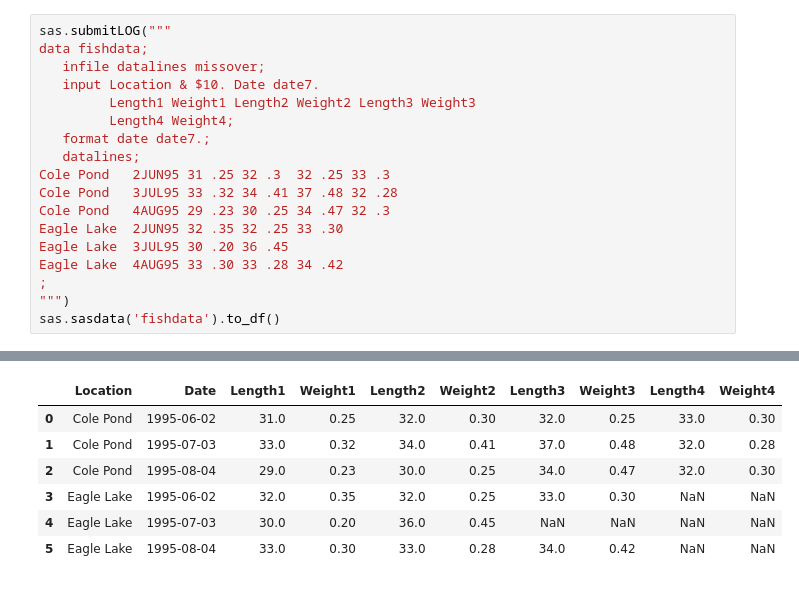
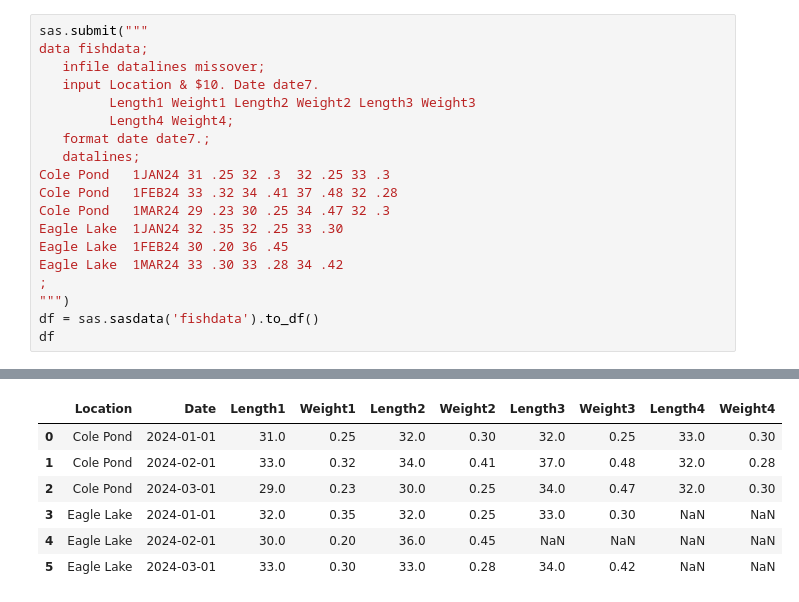
Before and after one commit to 0xdomyz/sas_collection, a Jupyter notebook: data/proc_transpose.ipynb, the cells around one changed output, grey strips where cells are left out. Drawn from its saved outputs; the diff is of its cells as text.

```diff
--- a/data/proc_transpose.ipynb
+++ b/data/proc_transpose.ipynb
@@ -44,5 +104,5 @@ sas.sasdata('cars_transposed').to_df()
 # %%
-sas.submitLOG("""
+sas.submit("""
 data fishdata;
    infile datalines missover;
    input Location & $10. Date date7.
@@ -50,13 +110,14 @@ data fishdata;
          Length4 Weight4;
    format date date7.;
    datalines;
-Cole Pond   2JUN95 31 .25 32 .3  32 .25 33 .3
-Cole Pond   3JUL95 33 .32 34 .41 37 .48 32 .28
-Cole Pond   4AUG95 29 .23 30 .25 34 .47 32 .3
-Eagle Lake  2JUN95 32 .35 32 .25 33 .30
-Eagle Lake  3JUL95 30 .20 36 .45
-Eagle Lake  4AUG95 33 .30 33 .28 34 .42
+Cole Pond   1JAN24 31 .25 32 .3  32 .25 33 .3
+Cole Pond   1FEB24 33 .32 34 .41 37 .48 32 .28
+Cole Pond   1MAR24 29 .23 30 .25 34 .47 32 .3
+Eagle Lake  1JAN24 32 .35 32 .25 33 .30
+Eagle Lake  1FEB24 30 .20 36 .45
+Eagle Lake  1MAR24 33 .30 33 .28 34 .42
 ;
 """)
-sas.sasdata('fishdata').to_df()
+df = sas.sasdata('fishdata').to_df()
+df
 # %% [output]
@@ -64,8 +124,8 @@ sas.sasdata('fishdata').to_df()
 |  | Location | Date | Length1 | Weight1 | Length2 | Weight2 | Length3 | Weight3 | Length4 | Weight4 |
-| 0 | Cole Pond | 1995-06-02 | 31.0 | 0.25 | 32.0 | 0.30 | 32.0 | 0.25 | 33.0 | 0.30 |
-| 1 | Cole Pond | 1995-07-03 | 33.0 | 0.32 | 34.0 | 0.41 | 37.0 | 0.48 | 32.0 | 0.28 |
-| 2 | Cole Pond | 1995-08-04 | 29.0 | 0.23 | 30.0 | 0.25 | 34.0 | 0.47 | 32.0 | 0.30 |
-| 3 | Eagle Lake | 1995-06-02 | 32.0 | 0.35 | 32.0 | 0.25 | 33.0 | 0.30 | NaN | NaN |
-| 4 | Eagle Lake | 1995-07-03 | 30.0 | 0.20 | 36.0 | 0.45 | NaN | NaN | NaN | NaN |
-| 5 | Eagle Lake | 1995-08-04 | 33.0 | 0.30 | 33.0 | 0.28 | 34.0 | 0.42 | NaN | NaN |
+| 0 | Cole Pond | 2024-01-01 | 31.0 | 0.25 | 32.0 | 0.30 | 32.0 | 0.25 | 33.0 | 0.30 |
+| 1 | Cole Pond | 2024-02-01 | 33.0 | 0.32 | 34.0 | 0.41 | 37.0 | 0.48 | 32.0 | 0.28 |
+| 2 | Cole Pond | 2024-03-01 | 29.0 | 0.23 | 30.0 | 0.25 | 34.0 | 0.47 | 32.0 | 0.30 |
+| 3 | Eagle Lake | 2024-01-01 | 32.0 | 0.35 | 32.0 | 0.25 | 33.0 | 0.30 | NaN | NaN |
+| 4 | Eagle Lake | 2024-02-01 | 30.0 | 0.20 | 36.0 | 0.45 | NaN | NaN | NaN | NaN |
+| 5 | Eagle Lake | 2024-03-01 | 33.0 | 0.30 | 33.0 | 0.28 | 34.0 | 0.42 | NaN | NaN |
 # %%
```
Also changed, not shown: parts of 9 cells of this notebook.
